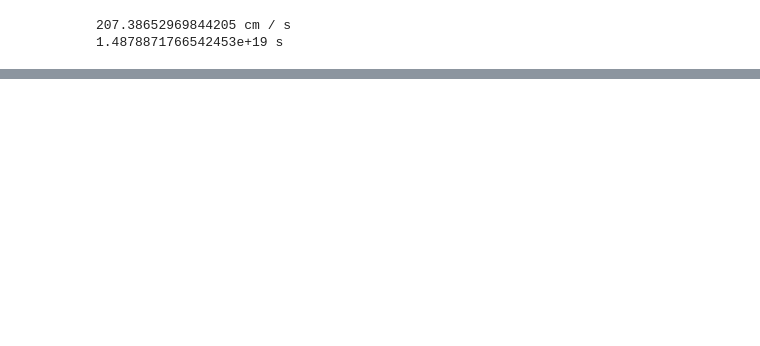
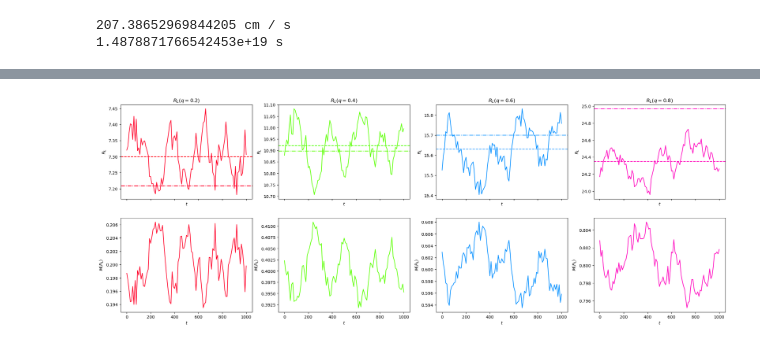
Before and after one commit to F3Solid/stellar_dynamics_2024_exercises, a Jupyter notebook: E4/plummer_sphere.ipynb, the cells around one changed output, grey strips where cells are left out. Saved outputs shown, nothing was run; the diff lists cells and outputs as text; code cells hidden in the pictures; blank space fills up the shorter version.

```diff
--- a/E4/plummer_sphere.ipynb
+++ b/E4/plummer_sphere.ipynb
@@ -742,3 +732,9 @@ def get_collapse_time(density): # G = 1
+# %%
+# PROBLEM SPECIFIC FUNCTIONS
+
+#-------------------------------------------------
+def expected_lagrangian_radius(b, q):
+    return b / np.sqrt(q ** (-2 / 3) - 1)
 # %%
 # GLOBAL VARIABLES
 
@@ -1015,3 +976,27 @@ plt.show()
+# %%
+n_rows = 2
+n_cols = len(lagrangian_radii_frac)
+
+plt_index = 0
+
+fig, axes = plt.subplots(n_rows, n_cols, figsize=(26, 9), sharex=True)
+
+for ax, i in zip(axes[0, :], range(len(lagrangian_radii_frac))):
+    ax.set_title(lr_labels[i])
+    ax.set_xlabel(r'$t$')
+    ax.set_ylabel(r'$R_L$')
+
+    ax.plot(time_stamp, lagrangian_radii[i], label=lr_labels[i], color=lr_colors[i])
+    ax.axhline(mean_lagrangian_radii[i], linestyle='--', color=lr_colors[i])
+    ax.axhline(expected_lagrangian_radii[i], linestyle='-.', color=lr_colors[i])
+
+for ax, i in  zip(axes[1, :], range(len(lagrangian_radii_frac))):
+    ax.set_xlabel(r'$t$')
+    ax.set_ylabel(r'$M(R_L)$')
+
+    ax.plot(time_stamp, particles_inside_lagra_radii[i] * snapshots[0][2][0][0], label=lr_labels[i], color=lr_colors[i])
+# %% [output]
+[figure, added]
 # %%
 # CENTER OF MASS OF THE NEW BOUND SYSTEM
 
```
Also changed, not shown: parts of 13 cells of this notebook.
